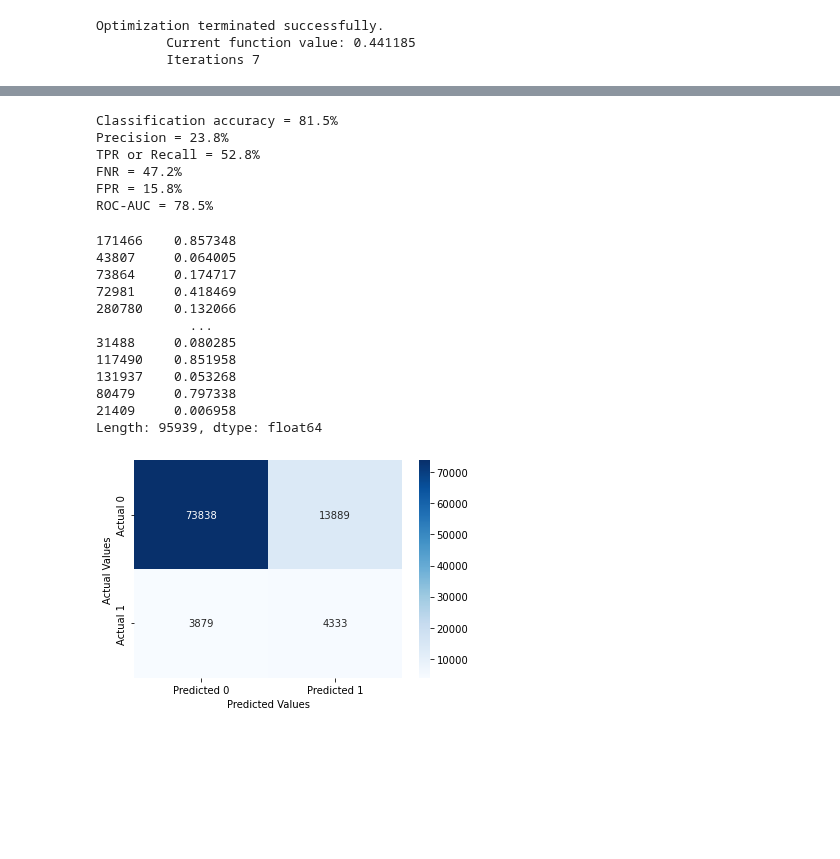
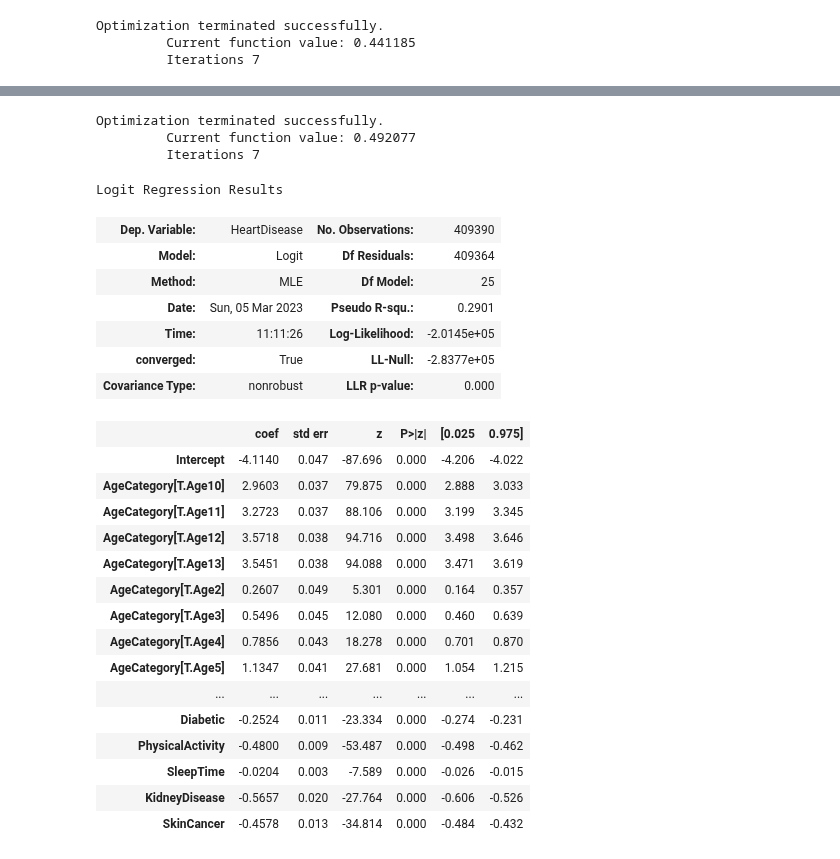
Before and after one commit to JerayuT/Group-5-WQ23-Data-Science, a Jupyter notebook: Analysis.ipynb, the cells around one changed output, grey strips where cells are left out. Drawn from its saved outputs; the diff is of its cells as text; code cells hidden in the pictures; blank space fills up the shorter version.

```diff
--- a/Analysis.ipynb
+++ b/Analysis.ipynb
@@ -291,22 +291,31 @@ Length: 409390, dtype: float64
-# %%
-confusion_matrix_data(test, test.HeartDisease, bmi_model_qcut, cutoff=0.6)
-# %% [output]
-Classification accuracy = 81.5%
-Precision = 23.8%
-TPR or Recall = 52.8%
-FNR = 47.2%
-FPR = 15.8%
-ROC-AUC = 78.5%
-171466    0.857348
-43807     0.064005
-73864     0.174717
-72981     0.418469
-280780    0.132066
-            ...
-31488     0.080285
-117490    0.851958
-131937    0.053268
-80479     0.797338
-21409     0.006958
-Length: 95939, dtype: float64
-[figure, removed]
+# %%
+model = smf.logit(formula = 'HeartDisease~BMI+Smoking+Stroke+DiffWalking+AgeCategory+Diabetic+PhysicalActivity+GenHealth+SleepTime+KidneyDisease+SkinCancer', data = train_smote).fit()
+model.summary()
+# %% [output]
+Optimization terminated successfully.
+         Current function value: 0.492077
+         Iterations 7
+Logit Regression Results
+| Dep. Variable: | HeartDisease | No. Observations: | 409390 |
+| Model: | Logit | Df Residuals: | 409364 |
+| Method: | MLE | Df Model: | 25 |
+| Date: | Sun, 05 Mar 2023 | Pseudo R-squ.: | 0.2901 |
+| Time: | 11:11:26 | Log-Likelihood: | -2.0145e+05 |
+| converged: | True | LL-Null: | -2.8377e+05 |
+| Covariance Type: | nonrobust | LLR p-value: | 0.000 |
+|  | coef | std err | z | P>|z| | [0.025 | 0.975] |
+| Intercept | -4.1140 | 0.047 | -87.696 | 0.000 | -4.206 | -4.022 |
+| AgeCategory[T.Age10] | 2.9603 | 0.037 | 79.875 | 0.000 | 2.888 | 3.033 |
+| AgeCategory[T.Age11] | 3.2723 | 0.037 | 88.106 | 0.000 | 3.199 | 3.345 |
+| AgeCategory[T.Age12] | 3.5718 | 0.038 | 94.716 | 0.000 | 3.498 | 3.646 |
+| AgeCategory[T.Age13] | 3.5451 | 0.038 | 94.088 | 0.000 | 3.471 | 3.619 |
+| AgeCategory[T.Age2] | 0.2607 | 0.049 | 5.301 | 0.000 | 0.164 | 0.357 |
+| AgeCategory[T.Age3] | 0.5496 | 0.045 | 12.080 | 0.000 | 0.460 | 0.639 |
+| AgeCategory[T.Age4] | 0.7856 | 0.043 | 18.278 | 0.000 | 0.701 | 0.870 |
+| AgeCategory[T.Age5] | 1.1347 | 0.041 | 27.681 | 0.000 | 1.054 | 1.215 |
+| ... | ... | ... | ... | ... | ... | ... |
+| Diabetic | -0.2524 | 0.011 | -23.334 | 0.000 | -0.274 | -0.231 |
+| PhysicalActivity | -0.4800 | 0.009 | -53.487 | 0.000 | -0.498 | -0.462 |
+| SleepTime | -0.0204 | 0.003 | -7.589 | 0.000 | -0.026 | -0.015 |
+| KidneyDisease | -0.5657 | 0.020 | -27.764 | 0.000 | -0.606 | -0.526 |
+| SkinCancer | -0.4578 | 0.013 | -34.814 | 0.000 | -0.484 | -0.432 |
```
Also changed, not shown: parts of 7 cells of this notebook.
